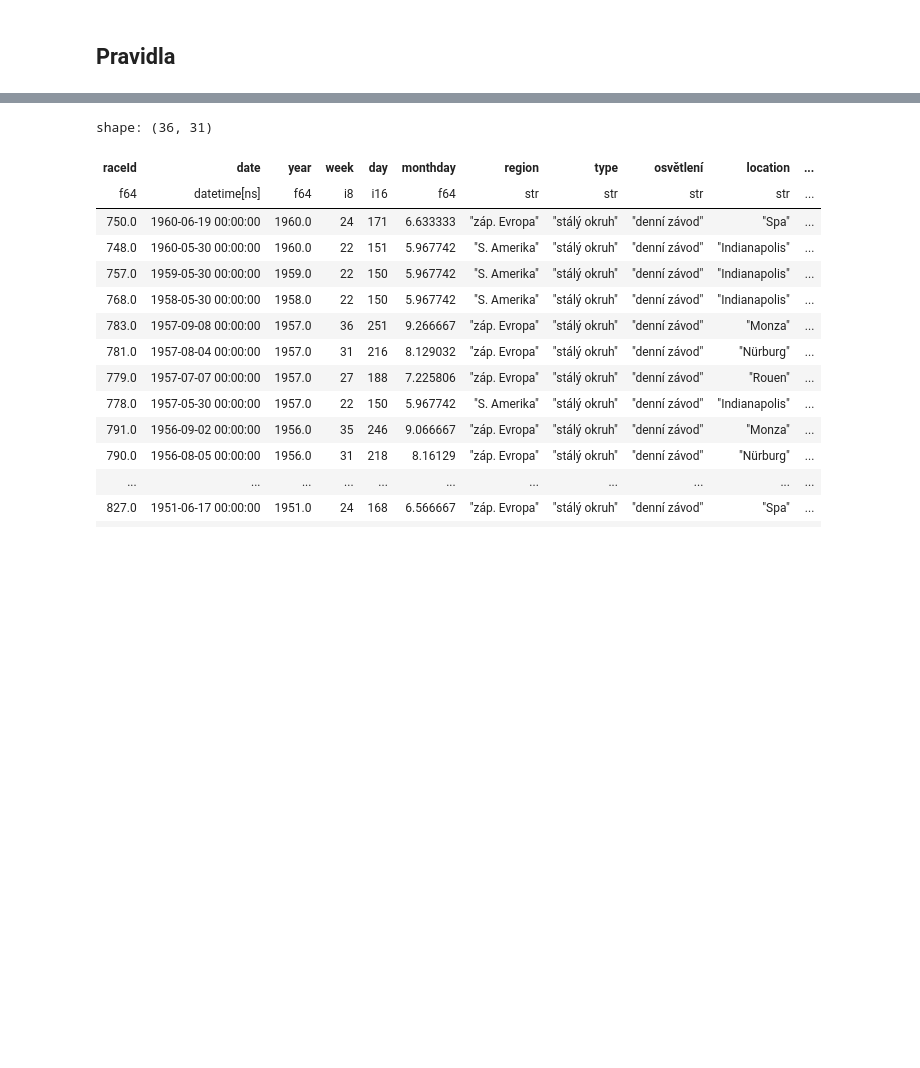
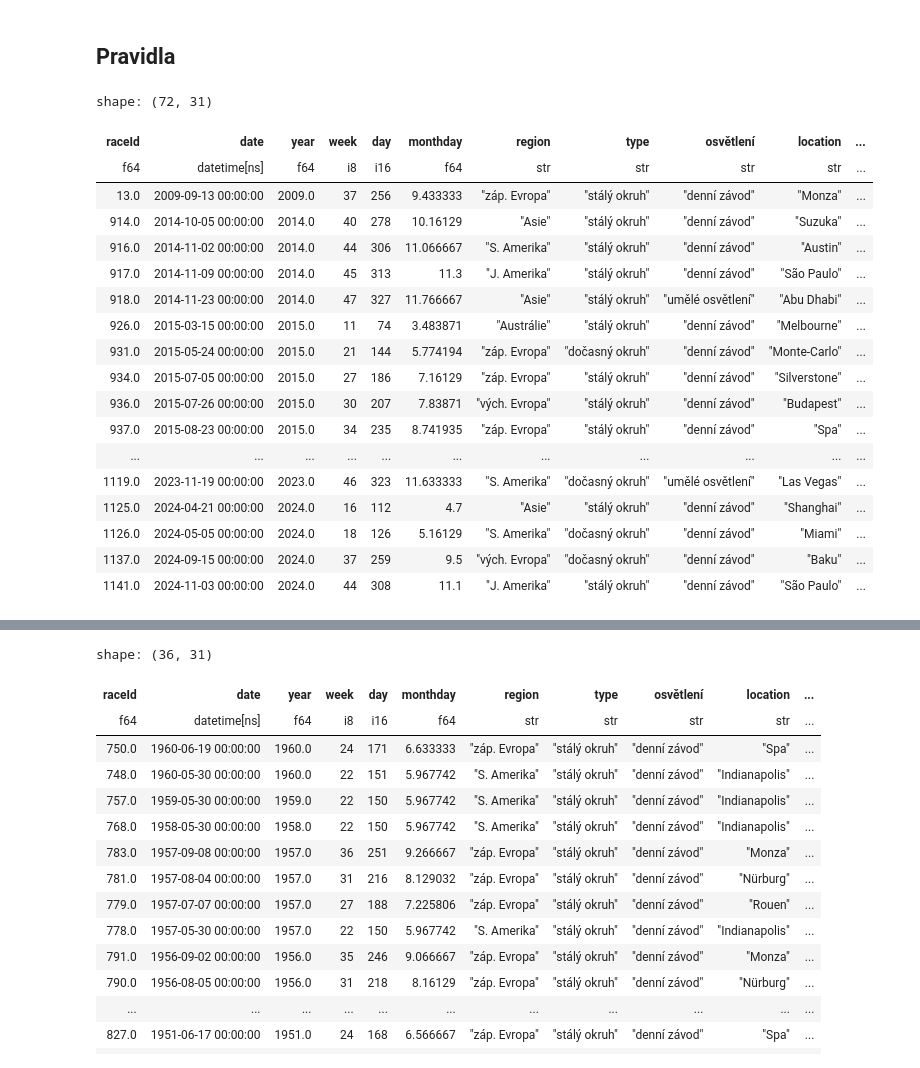
Before and after one commit to michalkasparek/f1-stats, a Jupyter notebook: 115_75_years.ipynb, the cells around one changed output, grey strips where cells are left out. Cells and saved outputs as stored; diff of their text form; code cells hidden in the pictures; blank space fills up the shorter version.

```diff
--- a/115_75_years.ipynb
+++ b/115_75_years.ipynb
@@ -809,6 +809,30 @@ sc = championship_races.filter(
 ).with_columns(
     pl.lit("sport").alias("typ")
 ).drop(['raceId','raceId_right'])
+# %%
+championship_races.filter(
+    pl.col("Virtual_safety_car") == True
+)
+# %% [output]
+shape: (72, 31)
+| raceId | date | year | week | day | monthday | region | type | osvětlení | location | ... |
+| f64 | datetime[ns] | f64 | i8 | i16 | f64 | str | str | str | str | ... |
+| 13.0 | 2009-09-13 00:00:00 | 2009.0 | 37 | 256 | 9.433333 | "záp. Evropa" | "stálý okruh" | "denní závod" | "Monza" | ... |
+| 914.0 | 2014-10-05 00:00:00 | 2014.0 | 40 | 278 | 10.16129 | "Asie" | "stálý okruh" | "denní závod" | "Suzuka" | ... |
+| 916.0 | 2014-11-02 00:00:00 | 2014.0 | 44 | 306 | 11.066667 | "S. Amerika" | "stálý okruh" | "denní závod" | "Austin" | ... |
+| 917.0 | 2014-11-09 00:00:00 | 2014.0 | 45 | 313 | 11.3 | "J. Amerika" | "stálý okruh" | "denní závod" | "São Paulo" | ... |
+| 918.0 | 2014-11-23 00:00:00 | 2014.0 | 47 | 327 | 11.766667 | "Asie" | "stálý okruh" | "umělé osvětlení" | "Abu Dhabi" | ... |
+| 926.0 | 2015-03-15 00:00:00 | 2015.0 | 11 | 74 | 3.483871 | "Austrálie" | "stálý okruh" | "denní závod" | "Melbourne" | ... |
+| 931.0 | 2015-05-24 00:00:00 | 2015.0 | 21 | 144 | 5.774194 | "záp. Evropa" | "dočasný okruh" | "denní závod" | "Monte-Carlo" | ... |
+| 934.0 | 2015-07-05 00:00:00 | 2015.0 | 27 | 186 | 7.16129 | "záp. Evropa" | "stálý okruh" | "denní závod" | "Silverstone" | ... |
+| 936.0 | 2015-07-26 00:00:00 | 2015.0 | 30 | 207 | 7.83871 | "vých. Evropa" | "stálý okruh" | "denní závod" | "Budapest" | ... |
+| 937.0 | 2015-08-23 00:00:00 | 2015.0 | 34 | 235 | 8.741935 | "záp. Evropa" | "stálý okruh" | "denní závod" | "Spa" | ... |
+| ... | ... | ... | ... | ... | ... | ... | ... | ... | ... | ... |
+| 1119.0 | 2023-11-19 00:00:00 | 2023.0 | 46 | 323 | 11.633333 | "S. Amerika" | "dočasný okruh" | "umělé osvětlení" | "Las Vegas" | ... |
+| 1125.0 | 2024-04-21 00:00:00 | 2024.0 | 16 | 112 | 4.7 | "Asie" | "stálý okruh" | "denní závod" | "Shanghai" | ... |
+| 1126.0 | 2024-05-05 00:00:00 | 2024.0 | 18 | 126 | 5.16129 | "S. Amerika" | "dočasný okruh" | "denní závod" | "Miami" | ... |
+| 1137.0 | 2024-09-15 00:00:00 | 2024.0 | 37 | 259 | 9.5 | "vých. Evropa" | "dočasný okruh" | "denní závod" | "Baku" | ... |
+| 1141.0 | 2024-11-03 00:00:00 | 2024.0 | 44 | 308 | 11.1 | "J. Amerika" | "stálý okruh" | "denní závod" | "São Paulo" | ... |
 # %%
 vsc = championship_races.filter(
     pl.col("Virtual_safety_car") == True
```
Also changed, not shown: parts of 14 cells of this notebook, 1 other file.
